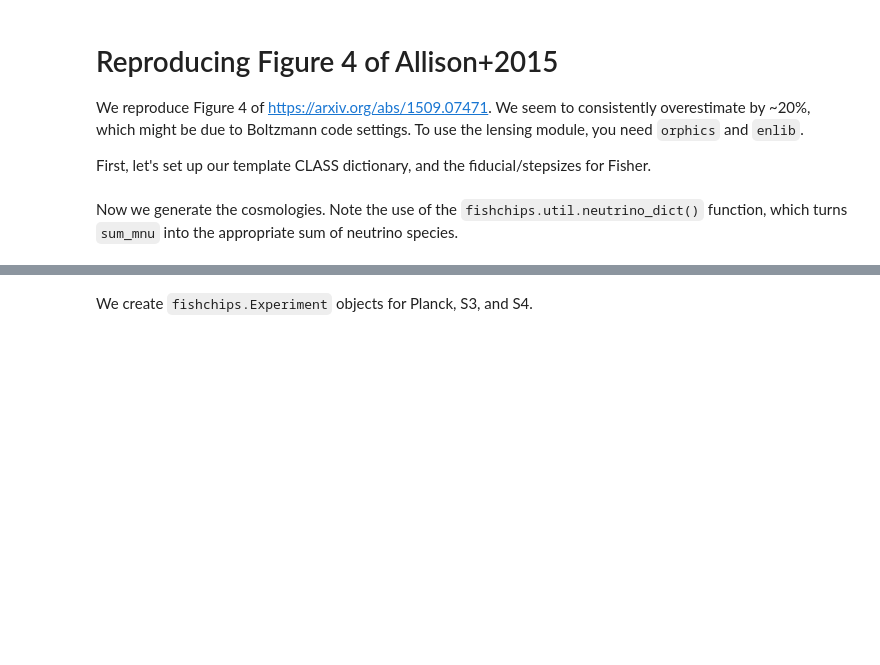
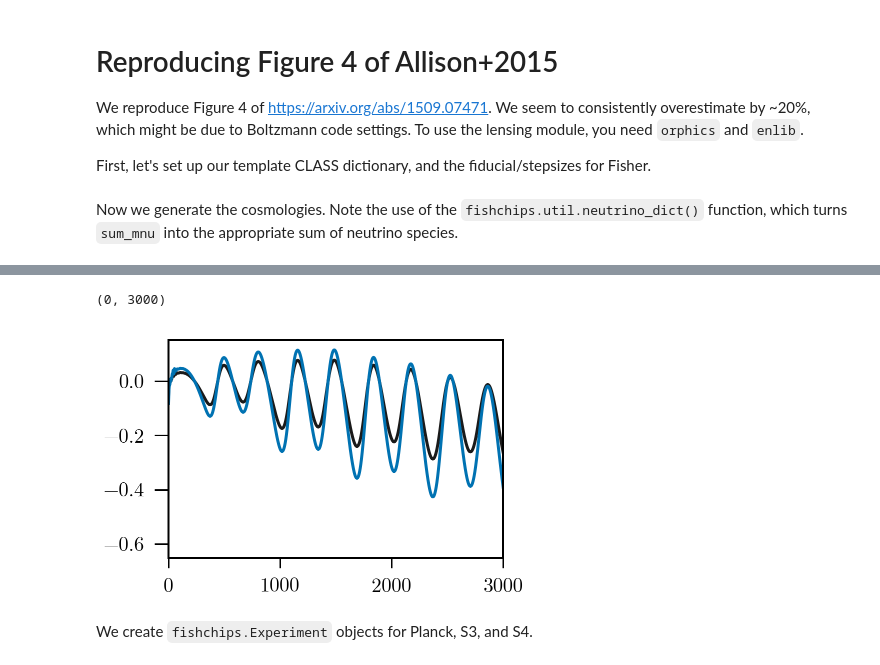
Before and after one commit to xzackli/fishchips-public, a Jupyter notebook: notebooks/Allison+2015.ipynb, the cells around one changed output, grey strips where cells are left out. Saved outputs shown, nothing was run; the diff lists cells and outputs as text; code cells hidden in the pictures; blank space fills up the shorter version.

```diff
--- a/notebooks/Allison+2015.ipynb
+++ b/notebooks/Allison+2015.ipynb
@@ -69,0 +92,4 @@ for par, par_left, par_right in zip(obs.parameters, obs.left, obs.right):
+# %%
+dtt = (obs.cosmos["sum_mnu_CLASS_right"].raw_cl()['tt'] - obs.cosmos["sum_mnu_CLASS_left"].raw_cl()['tt']) / 0.02
+# %%
+inv_dtt = (obs.cosmos["invmnu_CLASS_right"].raw_cl()['tt'] - obs.cosmos["invmnu_CLASS_left"].raw_cl()['tt']) / 0.02
@@ -70,3 +126,11 @@ for par, par_left, par_right in zip(obs.parameters, obs.left, obs.right):
+# %%
+
+plt.plot(dtt[:5001] / fidtt)
+plt.plot(inv_dtt[:5001] / fidtt)
+plt.xlim(0,3000)
+# %% [output]
+(0, 3000)
+[figure, added]
 # %% [markdown]
 We create `fishchips.Experiment` objects for Planck, S3, and S4.
 # %%
```
Also changed, not shown: parts of 4 cells of this notebook, 8 other files.
